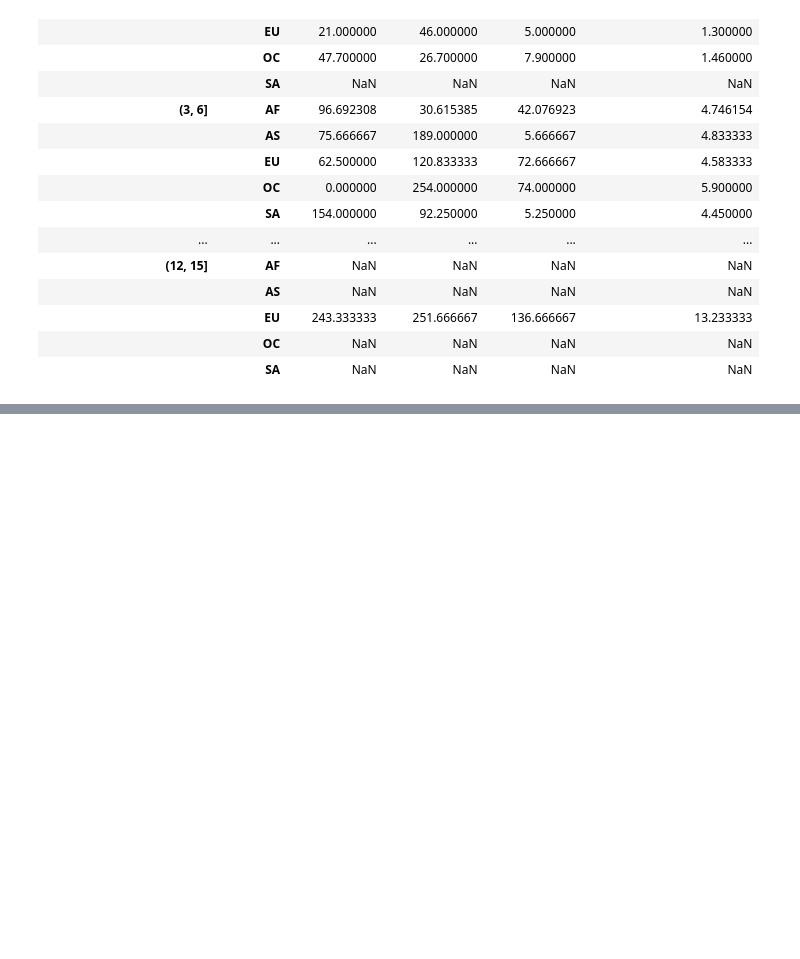
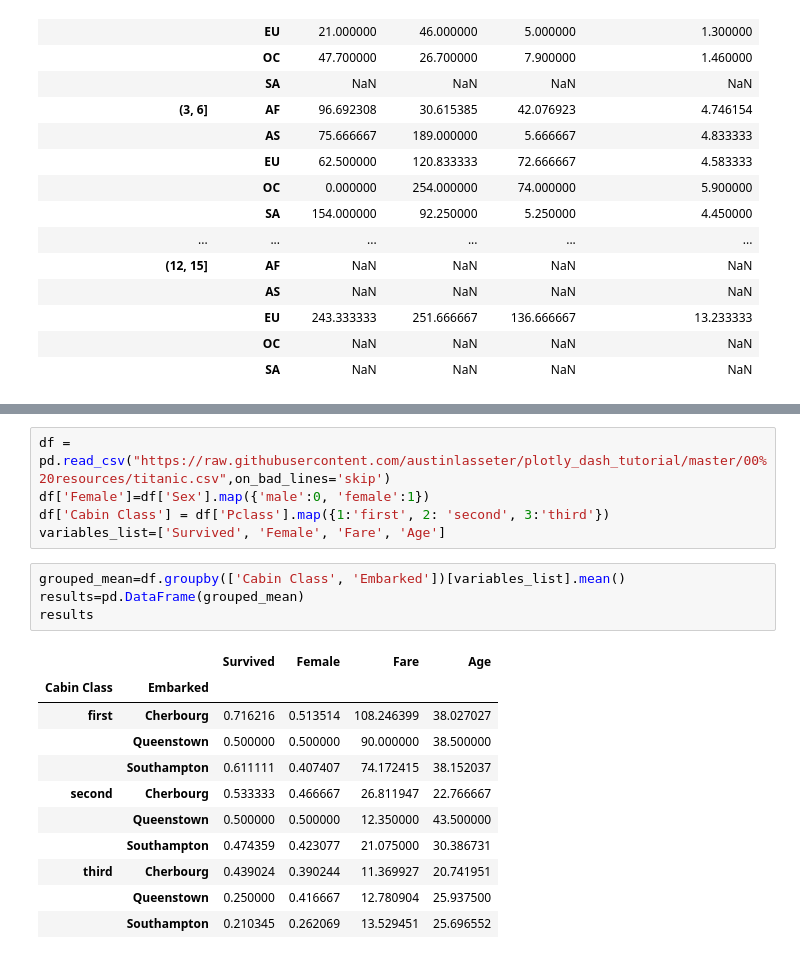
Before and after one commit to yibaiyilan/304-titanic-dropdown, a Jupyter notebook: scratch_paper.ipynb, the cells around one changed output, grey strips where cells are left out. Cells and saved outputs as stored; diff of their text form; blank space fills up the shorter version.

```diff
--- a/scratch_paper.ipynb
+++ b/scratch_paper.ipynb
@@ -343,0 +339,21 @@ fig = go.Figure(data=[mydata1, mydata2, mydata3], layout=mylayout)
+# %%
+df = pd.read_csv("https://raw.githubusercontent.com/austinlasseter/plotly_dash_tutorial/master/00%20resources/titanic.csv",on_bad_lines='skip')
+df['Female']=df['Sex'].map({'male':0, 'female':1})
+df['Cabin Class'] = df['Pclass'].map({1:'first', 2: 'second', 3:'third'})
+variables_list=['Survived', 'Female', 'Fare', 'Age']
+# %%
+grouped_mean=df.groupby(['Cabin Class', 'Embarked'])[variables_list].mean()
+results=pd.DataFrame(grouped_mean)
+results
+# %% [output]
+|  |  | Survived | Female | Fare | Age |
+| Cabin Class | Embarked |  |  |  |  |
+| first | Cherbourg | 0.716216 | 0.513514 | 108.246399 | 38.027027 |
+|  | Queenstown | 0.500000 | 0.500000 | 90.000000 | 38.500000 |
+|  | Southampton | 0.611111 | 0.407407 | 74.172415 | 38.152037 |
+| second | Cherbourg | 0.533333 | 0.466667 | 26.811947 | 22.766667 |
+|  | Queenstown | 0.500000 | 0.500000 | 12.350000 | 43.500000 |
+|  | Southampton | 0.474359 | 0.423077 | 21.075000 | 30.386731 |
+| third | Cherbourg | 0.439024 | 0.390244 | 11.369927 | 20.741951 |
+|  | Queenstown | 0.250000 | 0.416667 | 12.780904 | 25.937500 |
+|  | Southampton | 0.210345 | 0.262069 | 13.529451 | 25.696552 |
```
Also changed, not shown: parts of 7 cells of this notebook, 1 other file.
